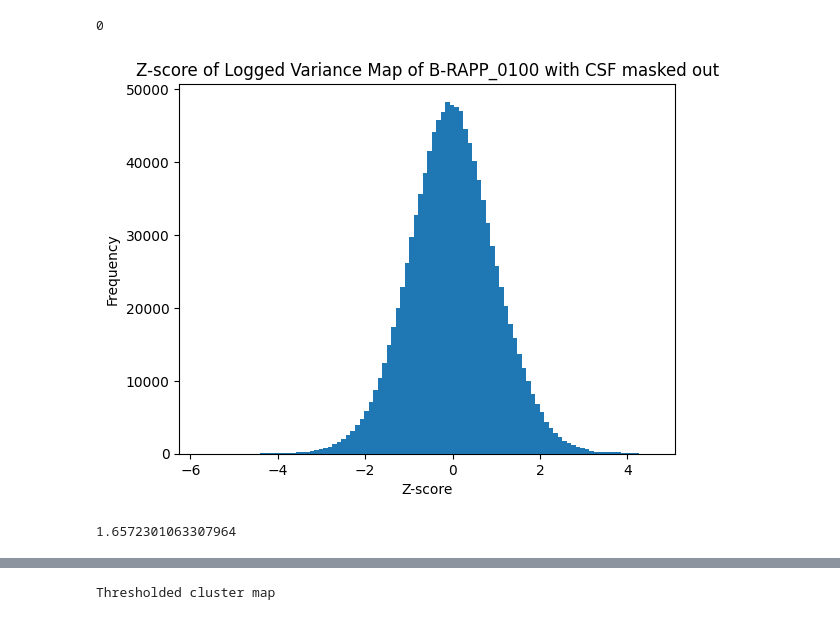
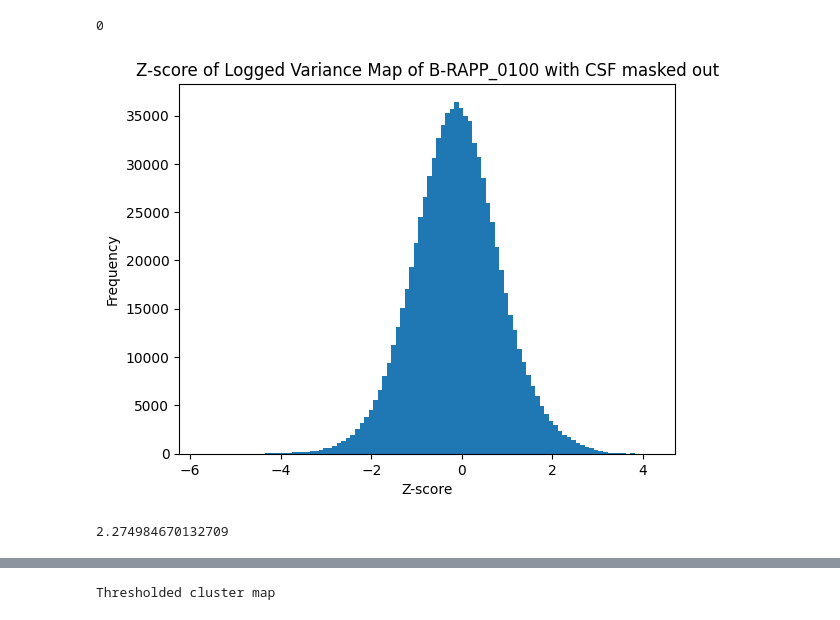
Before and after one commit to Ela-Kan/longitudinal_ARIA_E_detection, a Jupyter notebook: Code/cluster_pipeline.ipynb, the cells around one changed output, grey strips where cells are left out. Saved outputs shown, nothing was run; the diff lists cells and outputs as text; code cells hidden in the pictures.

```diff
--- a/Code/cluster_pipeline.ipynb
+++ b/Code/cluster_pipeline.ipynb
@@ -104,24 +102,28 @@ for i in range(Z_score_map.shape[0]):
         for j in range(Z_score_map.shape[1]):
                 for k in range(Z_score_map.shape[2]):
                                 # check if the voxel is in the brain
-                                if binary_mask[i,j,k] == True:
+                                if binary_mask[i,j,k] == True and variance_map_no_csf[i,j,k] > 0:
                                         # compute the Z-score
-                                                z_score = (np.log(variance_map[i,j,k]) - mu)/stdev
+                                                z_score = (np.log(variance_map_no_csf[i,j,k]) - mu)/stdev
                                                 Z_score_map[i,j,k] = z_score
+
+                                if variance_map_no_csf[i,j,k] == 0:
+                                        Z_score_map[i,j,k] = -1e6 # set the csf to a very low value so we can threshold it later
 # %%
 # look at the histogram of the z-score only considering the brain
 variance_Z_brain = Z_score_map[binary_mask]
 variance_Z_flat = variance_Z_brain.flatten()
 #variance_map_no_csf_flat_thresh = variance_map_no_csf_flat[np.where(variance_map_no_csf_flat > thresh)]#np.logical_and(variance_map_no_csf_flat > 1.5, variance_map_no_csf_flat < 200)]
-plt.hist(variance_Z_flat, bins=100)
+variance_Z_flat = variance_Z_flat[variance_Z_flat > -1e6]
+plt.hist(variance_Z_flat, bins=100) # threshold out the csf
 plt.title('Z-score of Logged Variance Map of B-RAPP_0100 with CSF masked out')
 plt.xlabel('Z-score')
 plt.ylabel('Frequency')
 plt.show()
 # %% [output]
-[figure, old version]
+[figure, new version]
 # %%
 # find the 95th percentile of this distribution above the threshold:
-np.percentile(variance_Z_flat[np.where(variance_Z_brain)], 95)  # nice normal so we can use typical values
+np.percentile(variance_Z_flat, 99)  # nice normal so we can use typical values
 # %% [output]
-1.6572301063307964
+2.274984670132709
```
Also changed, not shown: parts of 28 cells of this notebook, 3 other files.
